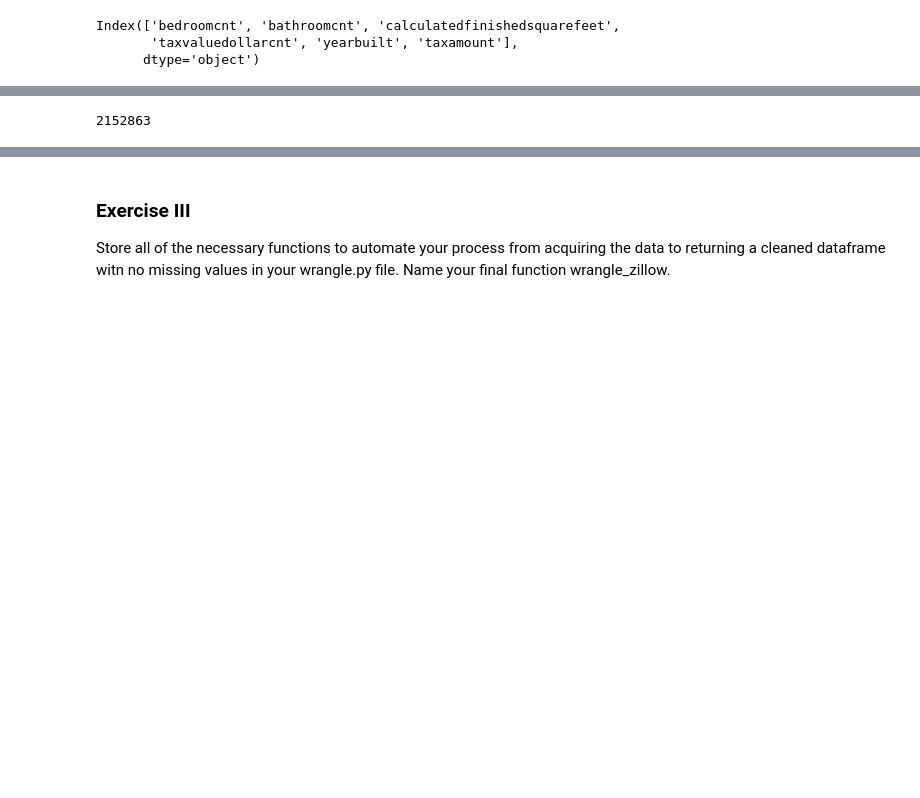
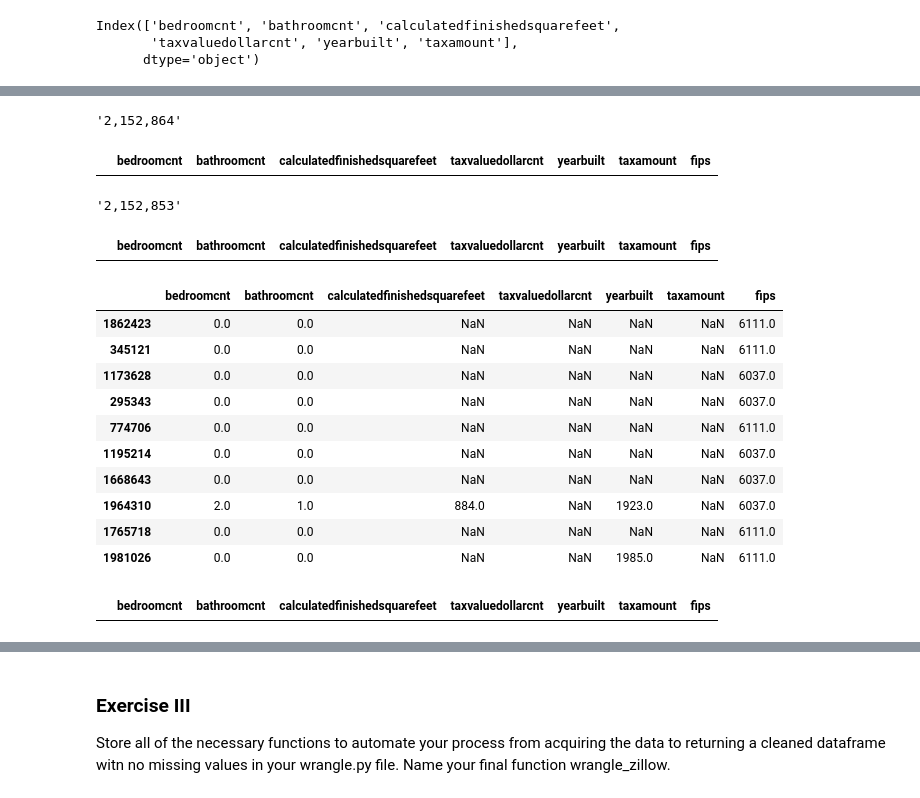
Before and after one commit to masonsherbondy/regression-exercises, a Jupyter notebook: wrangle.ipynb, the cells around one changed output, grey strips where cells are left out. Saved outputs shown, nothing was run; the diff lists cells and outputs as text; code cells hidden in the pictures; blank space fills up the shorter version.

```diff
--- a/wrangle.ipynb
+++ b/wrangle.ipynb
@@ -187,5 +187,5 @@ df[df.bedroomcnt.isna()]
 # %%
 #quick reference to number of observations
-len(df)
+mf.add_commas(len(df))
 # %% [output]
-2152863
+'2,152,864'
@@ -191,0 +195,30 @@ len(df)
+# %%
+#just to be sure
+df[df.bathroomcnt.isna()]
+# %% [output]
+|  | bedroomcnt | bathroomcnt | calculatedfinishedsquarefeet | taxvaluedollarcnt | yearbuilt | taxamount | fips |
+# %%
+#just to be really sure
+mf.add_commas(len(df))
+# %% [output]
+'2,152,853'
+# %%
+#this is a 'triple check' just to make sure the bedroom count nulls went with the bathroom nulls
+df[df.bedroomcnt.isna()]
+# %% [output]
+|  | bedroomcnt | bathroomcnt | calculatedfinishedsquarefeet | taxvaluedollarcnt | yearbuilt | taxamount | fips |
+# %%
+#let's look at tax value dollar count rows where the dollar count is missing
+df[df.taxvaluedollarcnt.isna()].sample(10)
+# %% [output]
+|  | bedroomcnt | bathroomcnt | calculatedfinishedsquarefeet | taxvaluedollarcnt | yearbuilt | taxamount | fips |
+| 1862423 | 0.0 | 0.0 | NaN | NaN | NaN | NaN | 6111.0 |
+| 345121 | 0.0 | 0.0 | NaN | NaN | NaN | NaN | 6111.0 |
+| 1173628 | 0.0 | 0.0 | NaN | NaN | NaN | NaN | 6037.0 |
+| 295343 | 0.0 | 0.0 | NaN | NaN | NaN | NaN | 6037.0 |
+| 774706 | 0.0 | 0.0 | NaN | NaN | NaN | NaN | 6111.0 |
+| 1195214 | 0.0 | 0.0 | NaN | NaN | NaN | NaN | 6037.0 |
+| 1668643 | 0.0 | 0.0 | NaN | NaN | NaN | NaN | 6037.0 |
+| 1964310 | 2.0 | 1.0 | 884.0 | NaN | 1923.0 | NaN | 6037.0 |
+| 1765718 | 0.0 | 0.0 | NaN | NaN | NaN | NaN | 6111.0 |
+| 1981026 | 0.0 | 0.0 | NaN | NaN | 1985.0 | NaN | 6111.0 |
@@ -191,0 +229,5 @@ len(df)
+# %%
+#looks good
+df[df.taxvaluedollarcnt.isna()]
+# %% [output]
+|  | bedroomcnt | bathroomcnt | calculatedfinishedsquarefeet | taxvaluedollarcnt | yearbuilt | taxamount | fips |
```
Also changed, not shown: parts of 21 cells of this notebook, 1 other file.
